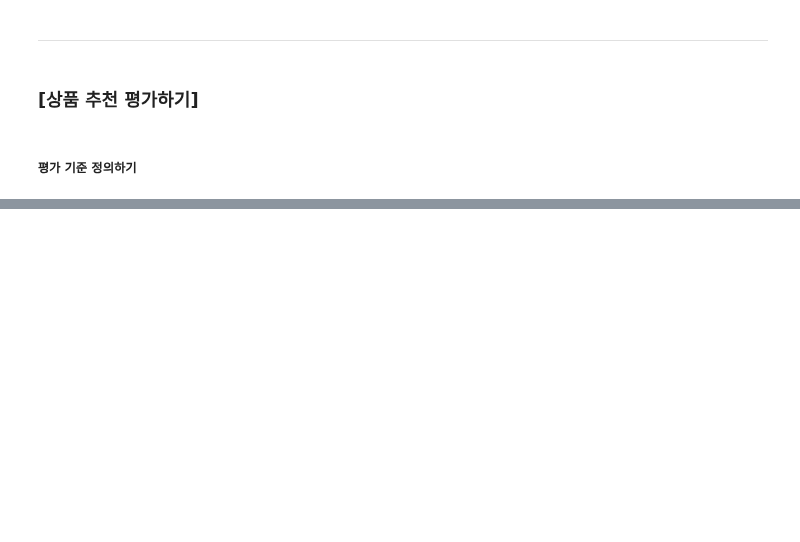
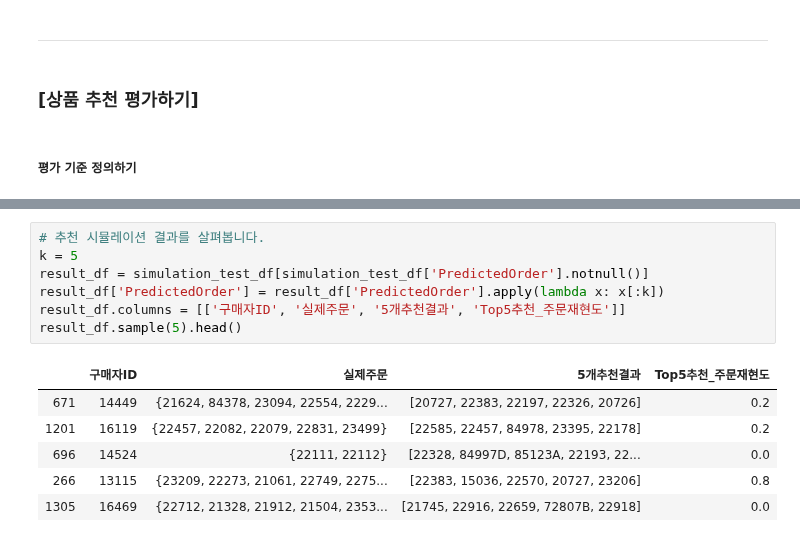
Before and after one commit to yoonkt200/python-data-analysis, a Jupyter notebook: chapter5/02-recommendation-for-retailer.ipynb, the cells around one changed output, grey strips where cells are left out. Saved outputs shown, nothing was run; the diff lists cells and outputs as text; blank space fills up the shorter version.

```diff
--- a/chapter5/02-recommendation-for-retailer.ipynb
+++ b/chapter5/02-recommendation-for-retailer.ipynb
@@ -694,0 +700,14 @@ not_svd_recommended_df.head()
+# %%
+# 추천 시뮬레이션 결과를 살펴봅니다.
+k = 5
+result_df = simulation_test_df[simulation_test_df['PredictedOrder'].notnull()]
+result_df['PredictedOrder'] = result_df['PredictedOrder'].apply(lambda x: x[:k])
+result_df.columns = [['구매자ID', '실제주문', '5개추천결과', 'Top5추천_주문재현도']]
+result_df.sample(5).head()
+# %% [output]
+|  | 구매자ID | 실제주문 | 5개추천결과 | Top5추천_주문재현도 |
+| 671 | 14449 | {21624, 84378, 23094, 22554, 2229... | [20727, 22383, 22197, 22326, 20726] | 0.2 |
+| 1201 | 16119 | {22457, 22082, 22079, 22831, 23499} | [22585, 22457, 84978, 23395, 22178] | 0.2 |
+| 696 | 14524 | {22111, 22112} | [22328, 84997D, 85123A, 22193, 22... | 0.0 |
+| 266 | 13115 | {23209, 22273, 21061, 22749, 2275... | [22383, 15036, 22570, 20727, 23206] | 0.8 |
+| 1305 | 16469 | {22712, 21328, 21912, 21504, 2353... | [21745, 22916, 22659, 72807B, 22918] | 0.0 |
```
Also changed, not shown: parts of 12 cells of this notebook.
